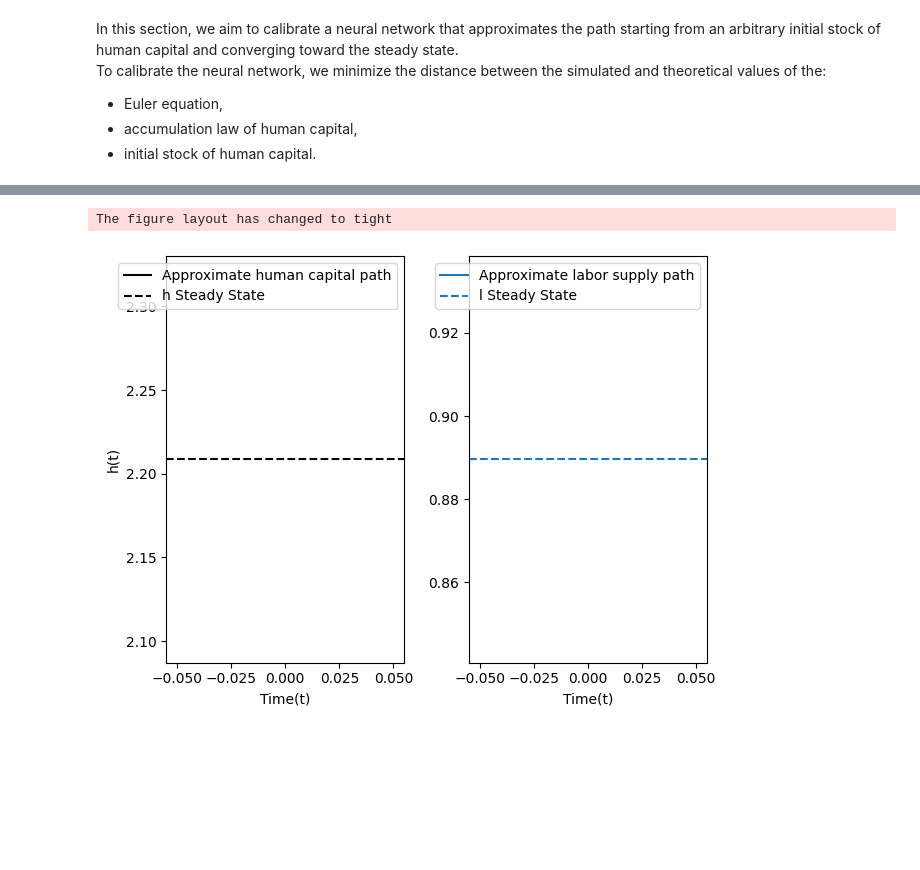
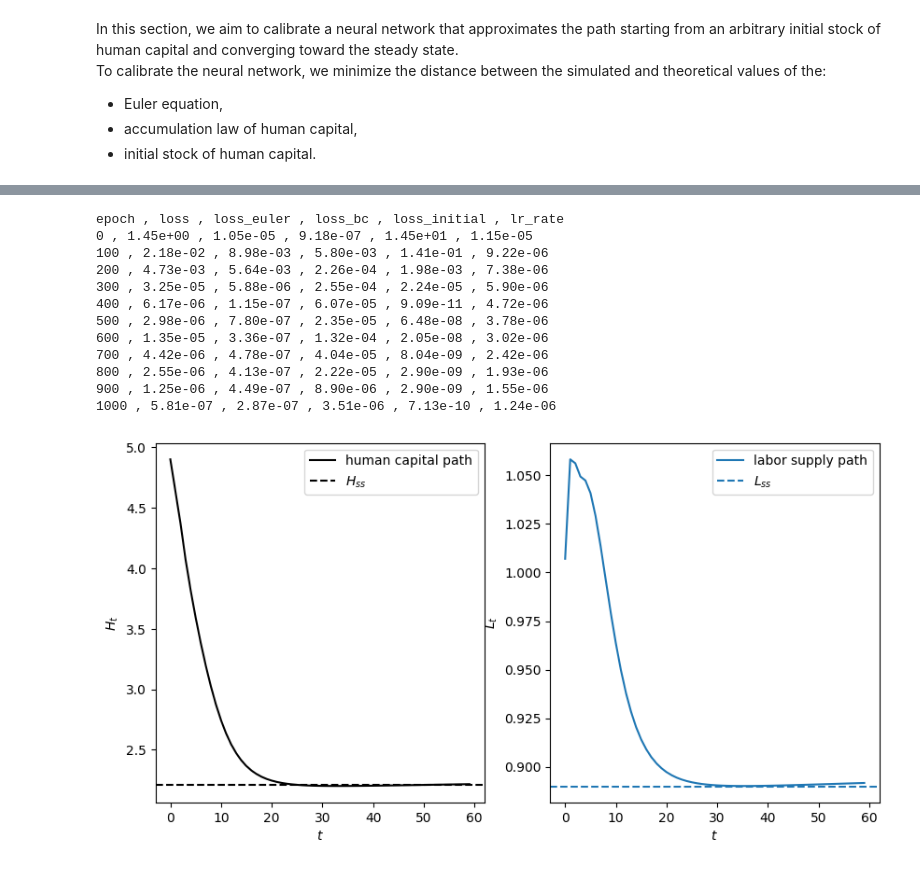
Before and after one commit to blengereau/DynamicProgramming, a Jupyter notebook: optimal_growth_problem.ipynb, the cells around one changed output, grey strips where cells are left out. Drawn from its saved outputs; the diff is of its cells as text; code cells hidden in the pictures; blank space fills up the shorter version.

```diff
--- a/optimal_growth_problem.ipynb
+++ b/optimal_growth_problem.ipynb
@@ -407,7 +409,7 @@ class Params:
         self.h_0 = h_0
 
 class Grid_data(d2l.HyperParameters):
-    def __init__(self, max_T = 40, batch_size = 8):
+    def __init__(self, max_T = 60, batch_size = 8):
         self.save_hyperparameters()
         self.time_range = torch.arange(0.0, self.max_T , 1.0)
         self.grid = self.time_range.unsqueeze(dim = 1)
@@ -442,14 +444,17 @@ class NN(nn.Module, d2l.HyperParameters):
             module.append(nn.Tanh())
 
         module.append(nn.Linear(self.dim_hidden,2))
-        module.append(nn.Softplus(beta = 1.0)) #The softplus layer ensures c>0,k>0
+        # module.append(nn.Softplus(beta = 1.0)) #The softplus layer ensures c>0,k>0
 
         self.q = nn.Sequential(*module)
 
 
     def forward(self, x):
         out = self.q(x) # first element is consumption, the second element is capital
-        return  out
+        print("Output shape:", out.shape)
+        l_t = torch.clamp(out[:, [0]], 0, 1)  # Clamp l_t to [0, 1]
+        h_t = F.softplus(out[:, [1]])
+        return torch.cat((l_t, h_t), dim=1)
 
 class SS: #steady state
     def __init__(self):
@@ -656,26 +607,46 @@ epoch , loss , loss_euler , loss_bc , loss_initial , lr_rate
+# %%
+q_hat_high = approximate_optimal_path(
+    Params(),
+    data=train,
+    learning_rate=learning_rate,
+    optimizer=optimizer,
+    scheduler=scheduler,
+    initial_h=4.9)
+# %% [output]
+epoch , loss , loss_euler , loss_bc , loss_initial , lr_rate
+0 , 1.45e+00 , 1.05e-05 , 9.18e-07 , 1.45e+01 , 1.15e-05
+100 , 2.18e-02 , 8.98e-03 , 5.80e-03 , 1.41e-01 , 9.22e-06
+200 , 4.73e-03 , 5.64e-03 , 2.26e-04 , 1.98e-03 , 7.38e-06
+300 , 3.25e-05 , 5.88e-06 , 2.55e-04 , 2.24e-05 , 5.90e-06
+400 , 6.17e-06 , 1.15e-07 , 6.07e-05 , 9.09e-11 , 4.72e-06
+500 , 2.98e-06 , 7.80e-07 , 2.35e-05 , 6.48e-08 , 3.78e-06
+600 , 1.35e-05 , 3.36e-07 , 1.32e-04 , 2.05e-08 , 3.02e-06
+700 , 4.42e-06 , 4.78e-07 , 4.04e-05 , 8.04e-09 , 2.42e-06
+800 , 2.55e-06 , 4.13e-07 , 2.22e-05 , 2.90e-09 , 1.93e-06
+900 , 1.25e-06 , 4.49e-07 , 8.90e-06 , 2.90e-09 , 1.55e-06
+1000 , 5.81e-07 , 2.87e-07 , 3.51e-06 , 7.13e-10 , 1.24e-06
 # %%
 time_test = Grid_data().grid
-l_hat_path = q_hat(time_test)[:,[0]].detach()
-h_hat_path = q_hat(time_test)[:,[1]].detach()
+l_hat_path = q_hat_high(time_test)[:,[0]].detach()
+h_hat_path = q_hat_high(time_test)[:,[1]].detach()
+
+plt.figure(figsize=(10,5))
 
 plt.subplot(1, 2, 1)
-
-plt.plot(time_test,h_hat_path, color='k',  label = r"Approximate human capital path")
-plt.axhline(y=SS().h_ss, linestyle='--',color='k', label="h Steady State")
-plt.ylabel(r"h(t)")
-plt.xlabel(r"Time(t)")
+plt.plot(time_test,h_hat_path, color='k', label = "human capital path")
+plt.axhline(y=SS().h_ss, linestyle='--',color='k', label = "$H_{ss}$")
+plt.ylabel(r"$H_{t}$")
+plt.xlabel(r"$t$")
 # plt.ylim([Params().h_0-0.1,SS().h_ss+0.1 ])
 plt.legend(loc='best')
 
 plt.subplot(1, 2, 2)
-plt.plot(time_test,l_hat_path,label= r"Approximate labor supply path")
-plt.axhline(y=SS().l_ss, linestyle='--',label="l Steady State")
-plt.xlabel(r"Time(t)")
-# plt.ylim([l_hat_path[0]-0.1,SS().h_ss+0.1 ])
-plt.tight_layout()
+plt.plot(time_test,l_hat_path,  label = "labor supply path")
+plt.axhline(y=SS().l_ss, linestyle='--', label="$L_{ss}$")
+plt.ylabel(r"$L_{t}$")
+plt.xlabel(r"$t$")
+# plt.ylim([Params().h_0-0.1,SS().h_ss+0.1 ])
 plt.legend(loc='best')
-plt.tight_layout()
 plt.show()
 # %% [output]
-The figure layout has changed to tight
-[figure, old version]
+[figure, new version]
```
Also changed, not shown: parts of 8 cells of this notebook.
